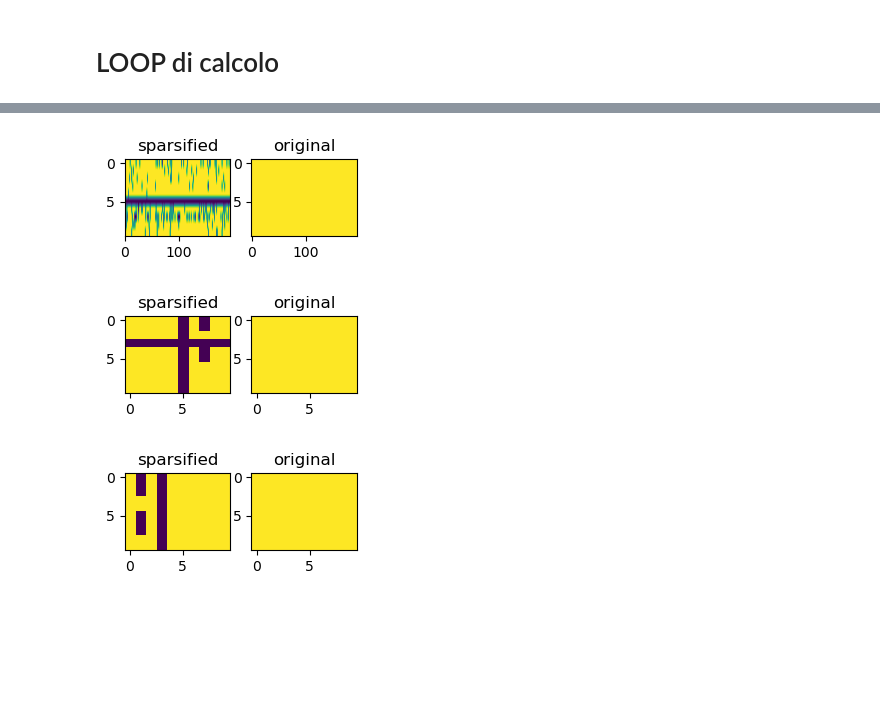
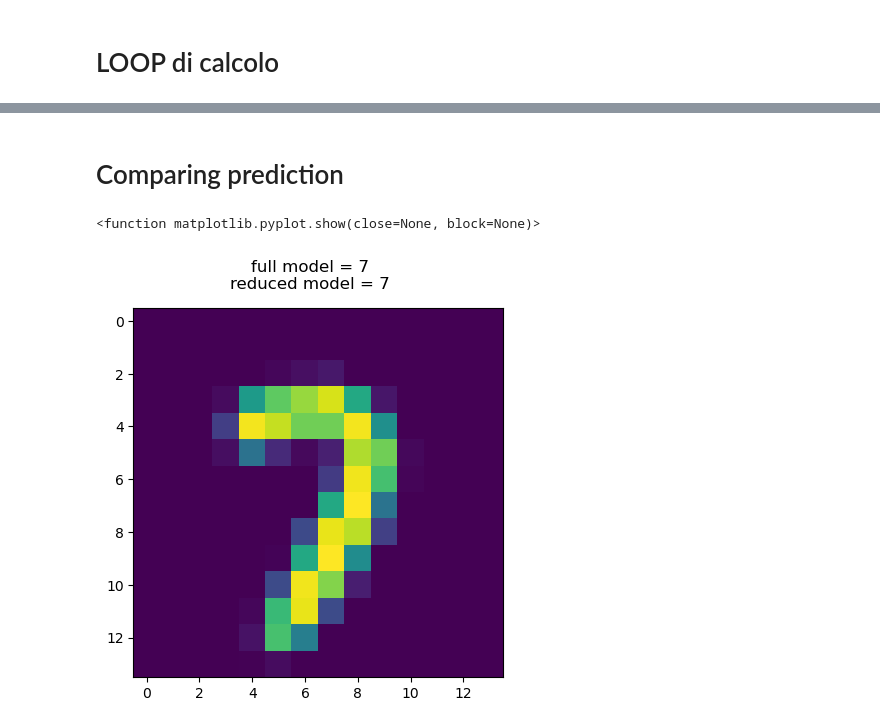
Before and after one commit to nncm-xbc/onnxmlir-pim-sparsify, a Jupyter notebook: Sparsification example with adjust.ipynb, the cells around one changed output, grey strips where cells are left out. Saved outputs shown, nothing was run; the diff lists cells and outputs as text; code cells hidden in the pictures; blank space fills up the shorter version.

```diff
--- a/Sparsification example with adjust.ipynb
+++ b/Sparsification example with adjust.ipynb
@@ -174,5 +174,30 @@ DeviceArray(2.018478, dtype=float32)
 # %% [markdown]
 # LOOP di calcolo
+# %%
+import os
+
+def delete_previous_sparsification():
+    folder_name = "sparsification"
+    for root, dirs, files in os.walk(folder_name, topdown=False):
+        for name in files:
+            os.remove(os.path.join(root, name))
+        for name in dirs:
+            os.rmdir(os.path.join(root, name))
+
+def save_params(params,identificativo):
+    folder_name = "sparsification/%d" % identificativo
+    os.mkdir(folder_name)
+    for i,p in enumerate(params):
+        np.savetxt(folder_name + ("/param_%d_weights.csv" % (i)), np.array(p[0]), delimiter=',', newline='\n' )
+        np.savetxt(folder_name + ("/param_%d_bias.csv" % (i)), np.array(p[1]), delimiter=',', newline='\n' )
+
+def save_details(params,mask,cmp_params,identificativo):
+    output = np.zeros(3)
+    output[0] = accuracy(params,mask,x_test,y_test)
+    output[1] = accuracy(params,mask,x_train,y_train)
+    output[2] = d(cmp_params,full_mask,new_params,mask)
+    folder_name = "sparsification/%d" % identificativo
+    np.savetxt(folder_name + "/details.csv", output)
 # %%
 # trovo il peso piú piccolo
 import numpy as np
@@ -203,7 +228,7 @@ def adjust(params, mask, cmp_params, full_mask):
     return new_params
 
 def prune(params, mask, cmp_params, doAdjust = True):
-    minimo = 100.
+    minimo = 1e16
     minimo_idx = 0
     minimo_i   = 0
     minimo_j   = 0
@@ -236,9 +261,12 @@ def prune(params, mask, cmp_params, doAdjust = True):
 
     return new_params
 
+delete_previous_sparsification()
 new_params = clone_params(params)
 for i in range(500):
     new_params = prune(new_params, mask, params, True)
     NZ = np.sum([ (p[0] != 0).sum() for p in new_params]) # non zero entries
+    save_params(new_params, NZ)
+    save_details(new_params,mask,params, NZ)
     print(accuracy(new_params,mask,  x_test, y_test) , NZ)
 # %% [output]
@@ -264,13 +291,22 @@ KeyboardInterrupt:
 import matplotlib.pyplot as plt
 
 for n,p in zip(new_params,params):
-    axs = plt.figure(figsize=(3,1)).subplots(1,2)
+    axs = plt.figure(figsize=(3,1),dpi=600).subplots(1,2)
     axs = axs.flatten()
-    axs[0].set_title("sparsified")
+    axs[0].set_title("sparsified %.2f" % ( (n[0] > 0.).sum() / (p[0] > 0).sum() ) )
     axs[0].imshow(n[0] != 0., vmin = 0.,vmax = 1.,aspect='auto')
     axs[1].set_title("original")
     axs[1].imshow(p[0] != 0., vmin = 0.,vmax = 1.,aspect='auto')
-# %% [output]
-[figure, removed]
-[figure, removed]
-[figure, removed]
+# %% [markdown]
+#  Comparing prediction
+# %%
+n = 1300
+sample = x_train[n]
+y_hat_full = predict(params, full_mask, sample).argmax()
+y_hat_red  = predict(new_params, mask, sample).argmax()
+plt.imshow(sample.reshape(14,14))
+plt.suptitle("full model = %d\nreduced model = %d" % (y_hat_full,y_hat_red) )
+plt.show
+# %% [output]
+<function matplotlib.pyplot.show(close=None, block=None)>
+[figure, added]
```
Also changed, not shown: parts of 7 cells of this notebook, 1 other file.
